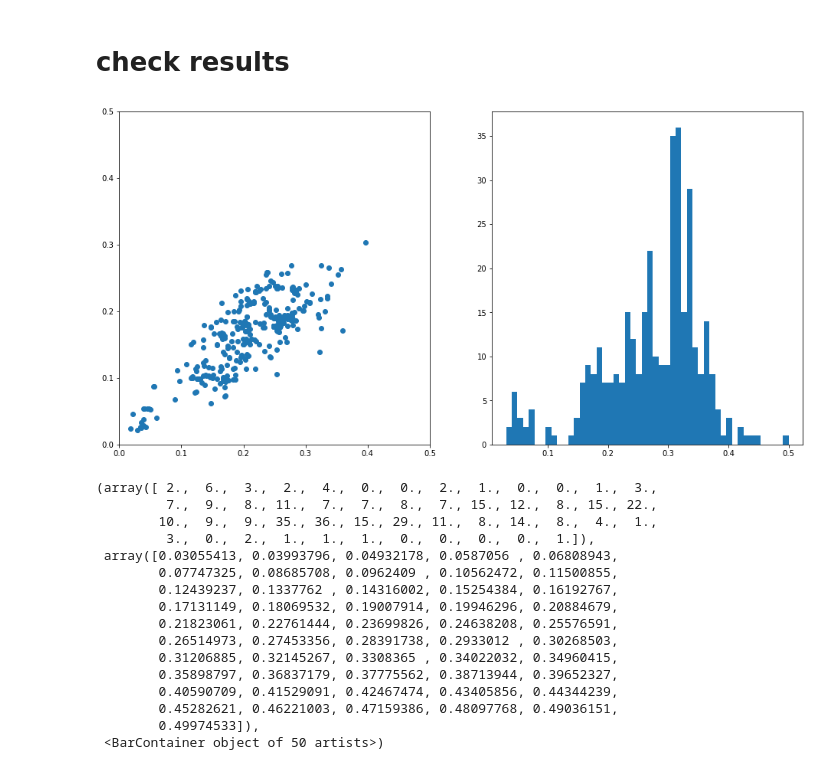
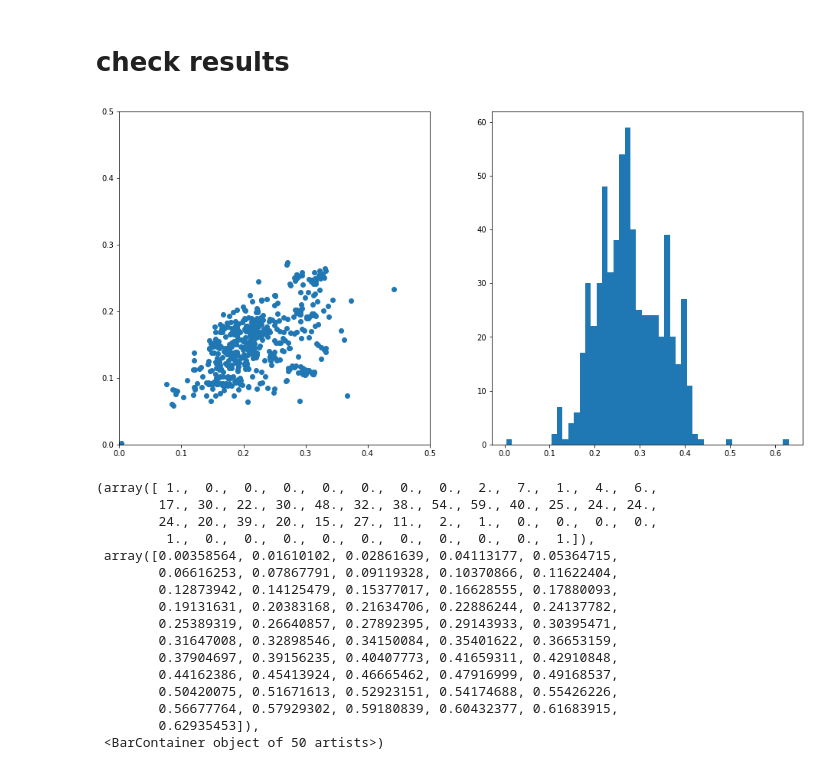
Before and after one commit to caca0513/TreasureHunter, a Jupyter notebook: notebook/workshop.ipynb, the cells around one changed output. Cells and saved outputs as stored; diff of their text form; code cells hidden in the pictures.

```diff
--- a/notebook/workshop.ipynb
+++ b/notebook/workshop.ipynb
@@ -67,3 +23,7 @@ avg time per pair: 0:00:00.041883
+# %%
+samples = load_or_generate_samples_dict('samples_dict.pkl', data_root)
+# %%
+df = load_or_generate_df('df_with_matched.pkl', data_root, samples)
 # %% [raw]
 #def show_samples(sps, s, size=(50, 20))
 
@@ -92,33 +52,33 @@ df
 # %% [markdown]
 # check results
 # %%
-sp_fn = 'X51006389884'
-df_sp = df[df['sp1_idx']==sp_fn]
+sp_fn = 'X51009453801'
+df_sp = df[(df['sp1_idx']==sp_fn)|(df['sp2_idx']==sp_fn)]
 
 f, axs = plt.subplots(1, 2, figsize=(16,8))
 axs[0].scatter(df_sp['norm_diff_avg'], df_sp['norm_diff_std'])
 axs[0].set_ylim(ymin=0, ymax=0.5)
 axs[0].set_xlim(xmin=0, xmax=0.5)
 hs = axs[1].hist(df_sp['norm_avg_std'], bins=50)
 # %% [output]
-[figure, old version]
+[figure, new version]
 # %%
 hs
 # %% [output]
-(array([ 2.,  6.,  3.,  2.,  4.,  0.,  0.,  2.,  1.,  0.,  0.,  1.,  3.,
-         7.,  9.,  8., 11.,  7.,  7.,  8.,  7., 15., 12.,  8., 15., 22.,
-        10.,  9.,  9., 35., 36., 15., 29., 11.,  8., 14.,  8.,  4.,  1.,
-         3.,  0.,  2.,  1.,  1.,  1.,  0.,  0.,  0.,  0.,  1.]),
- array([0.03055413, 0.03993796, 0.04932178, 0.0587056 , 0.06808943,
-        0.07747325, 0.08685708, 0.0962409 , 0.10562472, 0.11500855,
-        0.12439237, 0.1337762 , 0.14316002, 0.15254384, 0.16192767,
-        0.17131149, 0.18069532, 0.19007914, 0.19946296, 0.20884679,
-        0.21823061, 0.22761444, 0.23699826, 0.24638208, 0.25576591,
-        0.26514973, 0.27453356, 0.28391738, 0.2933012 , 0.30268503,
-        0.31206885, 0.32145267, 0.3308365 , 0.34022032, 0.34960415,
-        0.35898797, 0.36837179, 0.37775562, 0.38713944, 0.39652327,
-        0.40590709, 0.41529091, 0.42467474, 0.43405856, 0.44344239,
-        0.45282621, 0.46221003, 0.47159386, 0.48097768, 0.49036151,
-        0.49974533]),
+(array([ 1.,  0.,  0.,  0.,  0.,  0.,  0.,  0.,  2.,  7.,  1.,  4.,  6.,
+        17., 30., 22., 30., 48., 32., 38., 54., 59., 40., 25., 24., 24.,
+        24., 20., 39., 20., 15., 27., 11.,  2.,  1.,  0.,  0.,  0.,  0.,
+         1.,  0.,  0.,  0.,  0.,  0.,  0.,  0.,  0.,  0.,  1.]),
+ array([0.00358564, 0.01610102, 0.02861639, 0.04113177, 0.05364715,
+        0.06616253, 0.07867791, 0.09119328, 0.10370866, 0.11622404,
+        0.12873942, 0.14125479, 0.15377017, 0.16628555, 0.17880093,
+        0.19131631, 0.20383168, 0.21634706, 0.22886244, 0.24137782,
+        0.25389319, 0.26640857, 0.27892395, 0.29143933, 0.30395471,
+        0.31647008, 0.32898546, 0.34150084, 0.35401622, 0.36653159,
+        0.37904697, 0.39156235, 0.40407773, 0.41659311, 0.42910848,
+        0.44162386, 0.45413924, 0.46665462, 0.47916999, 0.49168537,
+        0.50420075, 0.51671613, 0.52923151, 0.54174688, 0.55426226,
+        0.56677764, 0.57929302, 0.59180839, 0.60432377, 0.61683915,
+        0.62935453]),
  <BarContainer object of 50 artists>)
 # %%
```
Also changed, not shown: parts of 5 cells of this notebook, 2 other files.
